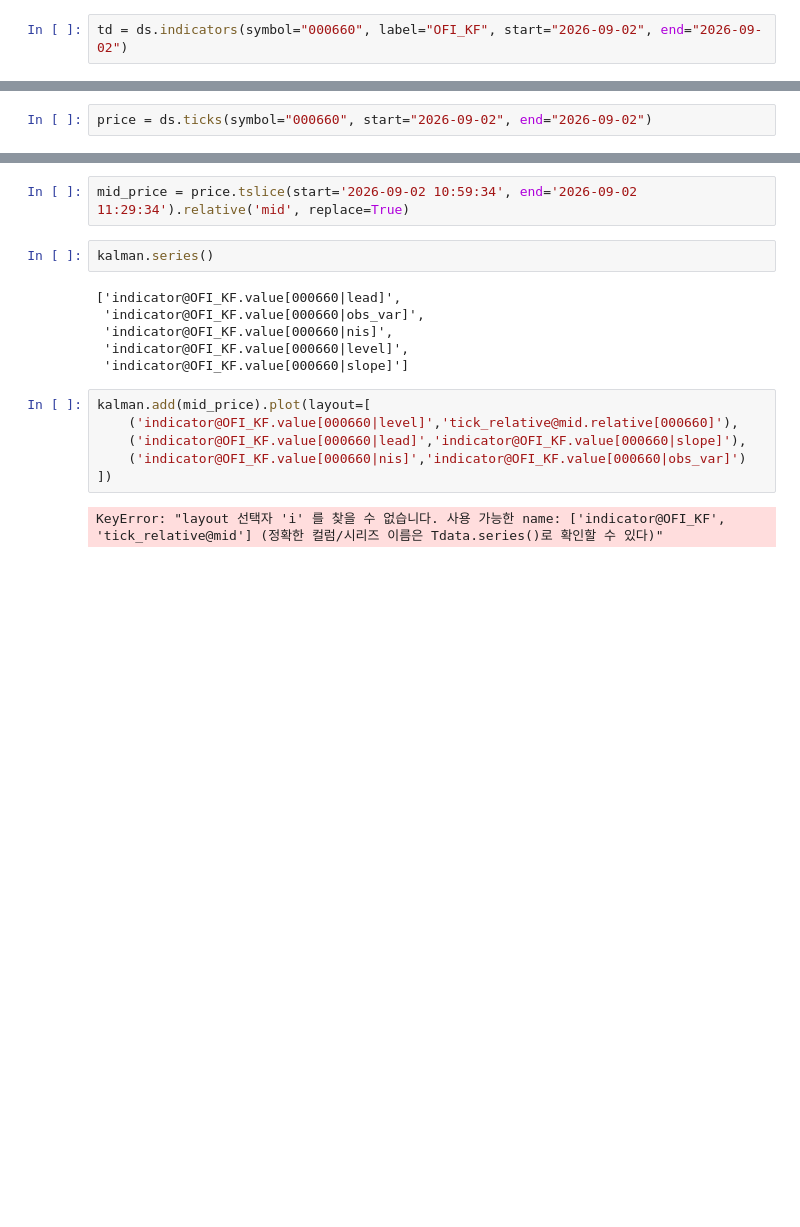
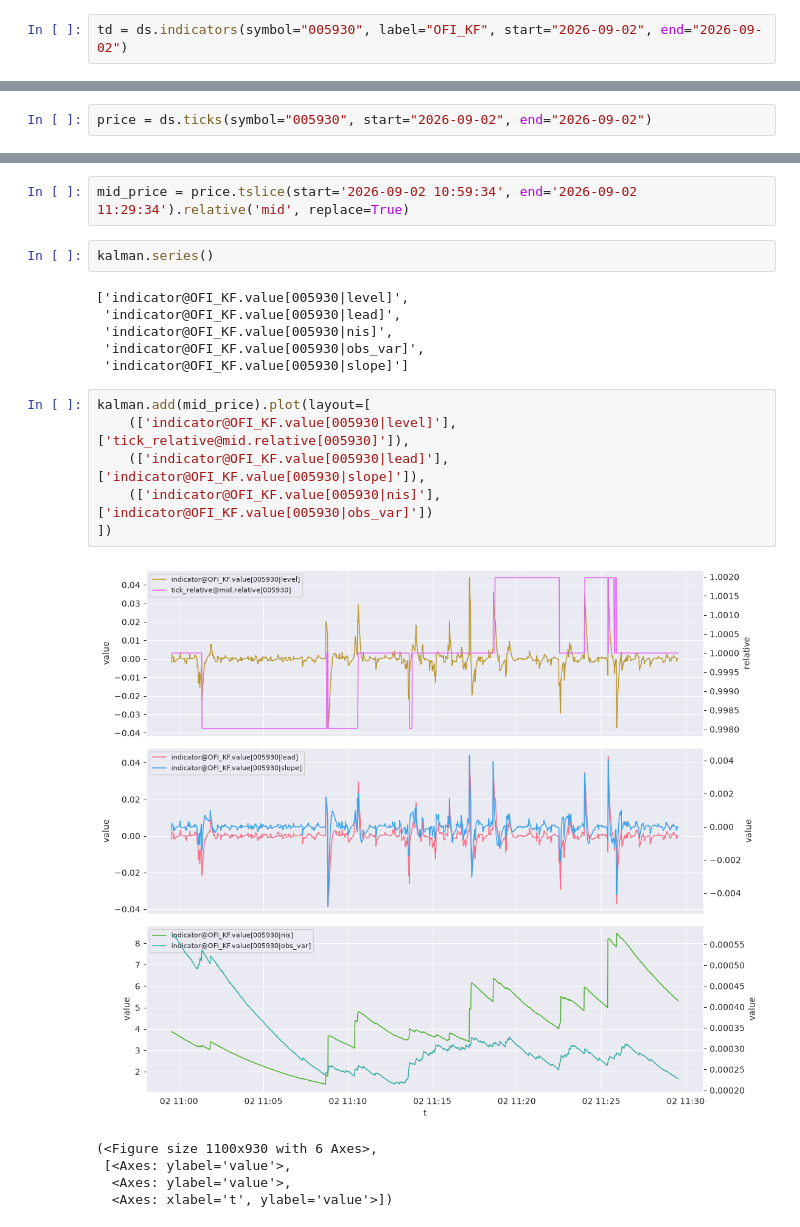
Before and after one commit to ajcltm/findata, a Jupyter notebook: notebook/2026-09-04.ipynb, the cells around one changed output, grey strips where cells are left out. Saved outputs shown, nothing was run; the diff lists cells and outputs as text; blank space fills up the shorter version.

```diff
--- a/notebook/2026-09-04.ipynb
+++ b/notebook/2026-09-04.ipynb
@@ -6,7 +6,7 @@ from alpha.analysist import datastore
 # %%
 ds = datastore.DataStore(live=False)
 # %%
-td = ds.indicators(symbol="000660", label="OFI_KF", start="2026-09-02", end="2026-09-02")
+td = ds.indicators(symbol="005930", label="OFI_KF", start="2026-09-02", end="2026-09-02")
 # %%
 td.split_by_gap(max_gap="1min").segments[1].base.times[[0,-1]]
 # %% [output]
@@ -18,7 +18,7 @@ DatetimeIndex(['2026-09-02 10:59:34'], dtype='datetime64[ns]', name='t', freq=No
 # %%
 kalman = td.tslice(start='2026-09-02 10:59:34', end='2026-09-02 11:29:34')
 # %%
-price = ds.ticks(symbol="000660", start="2026-09-02", end="2026-09-02")
+price = ds.ticks(symbol="005930", start="2026-09-02", end="2026-09-02")
 # %%
 price = price.calc('mid', 'bid', '+', 'ask').calc('mid', 'mid', '/', 2)
 # %%
@@ -26,19 +26,23 @@ mid_price = price.tslice(start='2026-09-02 10:59:34', end='2026-09-02 11:29:34')
 # %%
 kalman.series()
 # %% [output]
-['indicator@OFI_KF.value[000660|lead]',
- 'indicator@OFI_KF.value[000660|obs_var]',
- 'indicator@OFI_KF.value[000660|nis]',
- 'indicator@OFI_KF.value[000660|level]',
- 'indicator@OFI_KF.value[000660|slope]']
+['indicator@OFI_KF.value[005930|level]',
+ 'indicator@OFI_KF.value[005930|lead]',
+ 'indicator@OFI_KF.value[005930|nis]',
+ 'indicator@OFI_KF.value[005930|obs_var]',
+ 'indicator@OFI_KF.value[005930|slope]']
 # %%
 kalman.add(mid_price).plot(layout=[
-    ('indicator@OFI_KF.value[000660|level]','tick_relative@mid.relative[000660]'),
-    ('indicator@OFI_KF.value[000660|lead]','indicator@OFI_KF.value[000660|slope]'),
-    ('indicator@OFI_KF.value[000660|nis]','indicator@OFI_KF.value[000660|obs_var]')
+    (['indicator@OFI_KF.value[005930|level]'],['tick_relative@mid.relative[005930]']),
+    (['indicator@OFI_KF.value[005930|lead]'],['indicator@OFI_KF.value[005930|slope]']),
+    (['indicator@OFI_KF.value[005930|nis]'],['indicator@OFI_KF.value[005930|obs_var]'])
 ])
 # %% [output]
+[figure, added]
-KeyError: "layout 선택자 'i' 를 찾을 수 없습니다. 사용 가능한 name: ['indicator@OFI_KF', 'tick_relative@mid'] (정확한 컬럼/시리즈 이름은 Tdata.series()로 확인할 수 있다)"
+(<Figure size 1100x930 with 6 Axes>,
+ [<Axes: ylabel='value'>,
+  <Axes: ylabel='value'>,
+  <Axes: xlabel='t', ylabel='value'>])
 # %%
 bar_sam = ds.bars(symbol='005930', start="2026-09-02", end="2026-09-02", seconds=60)
 bar_sh = ds.bars(symbol='000660', start="2026-09-02", end="2026-09-02", seconds=60)
```
Also changed, not shown: parts of 4 cells of this notebook, 4 other files.
